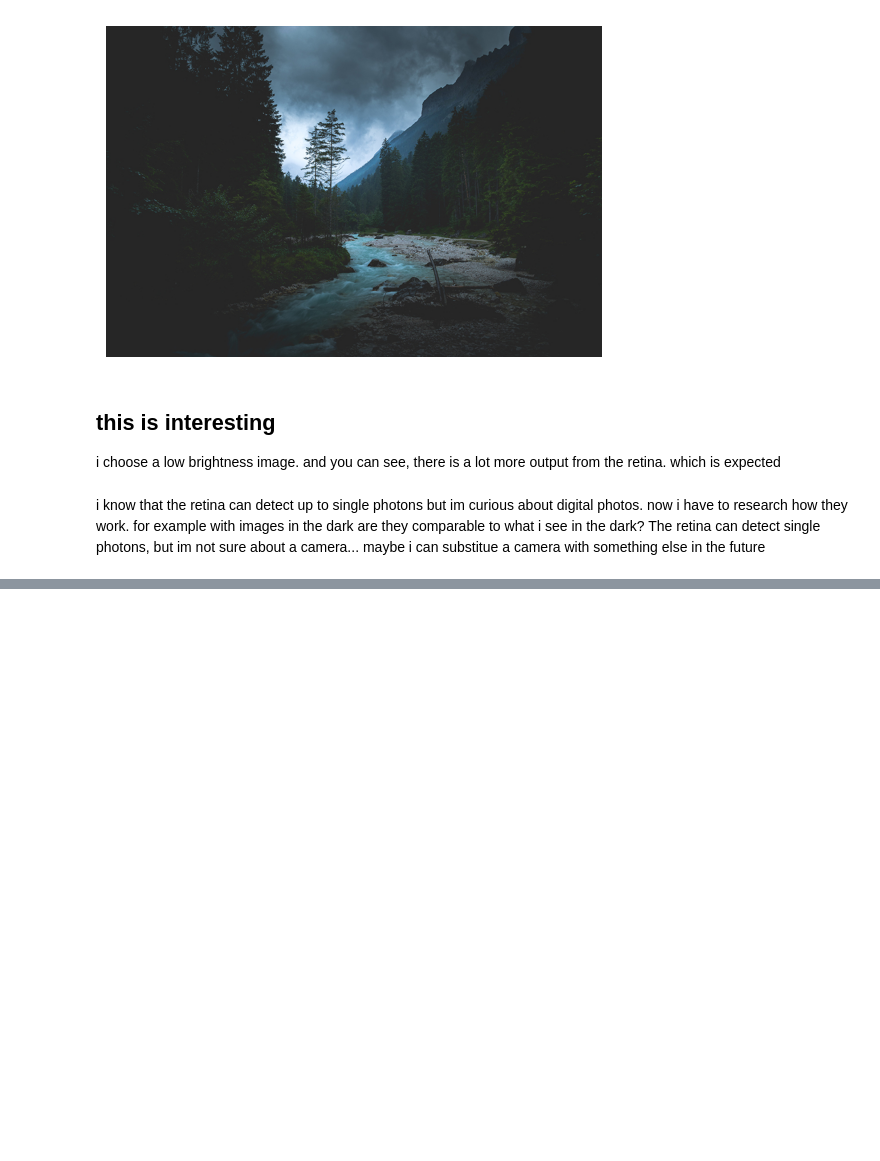
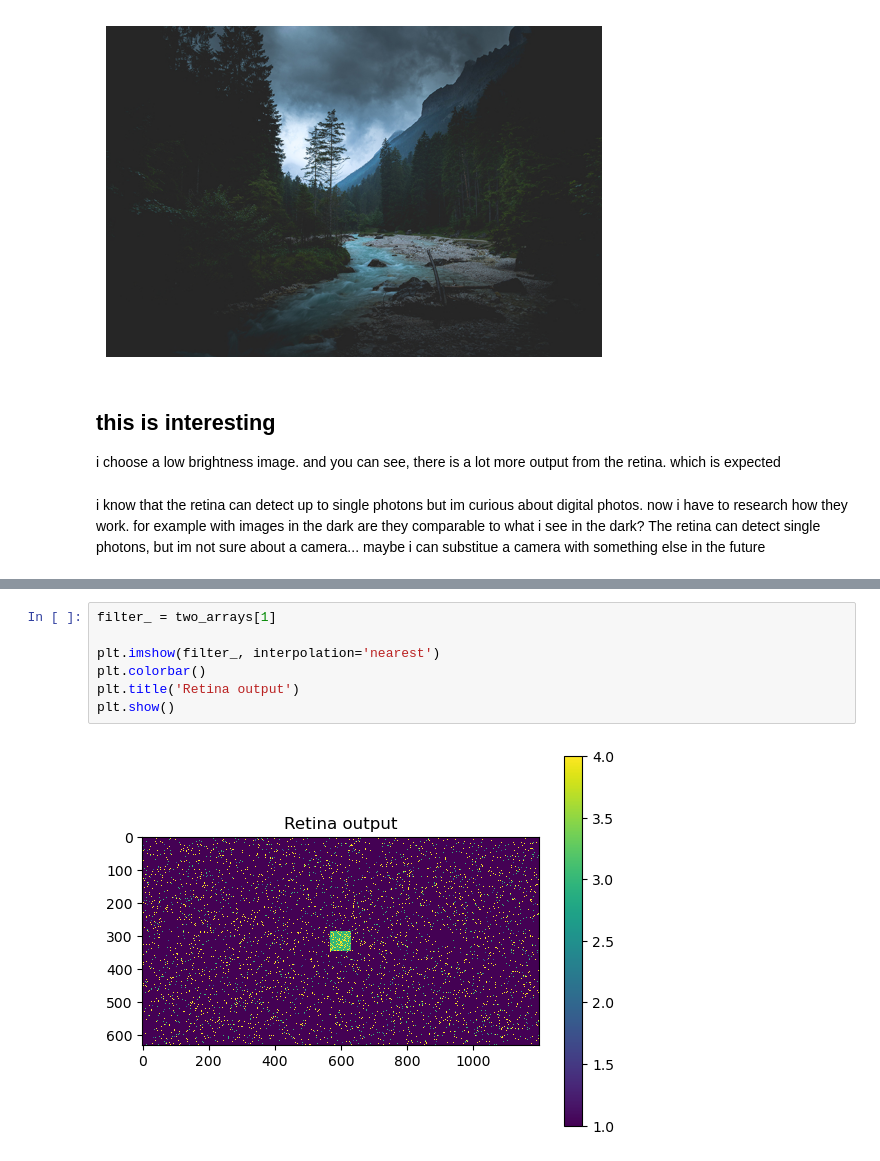
Before and after one commit to pre6/Creating_Retina_Using_CNN, a Jupyter notebook: 7. Get_Distribution_of_Rode_Cone_cells.ipynb, the cells around one changed output, grey strips where cells are left out. Saved outputs shown, nothing was run; the diff lists cells and outputs as text; blank space fills up the shorter version.

```diff
--- a/7. Get_Distribution_of_Rode_Cone_cells.ipynb
+++ b/7. Get_Distribution_of_Rode_Cone_cells.ipynb
@@ -439,0 +485,9 @@ i know that the retina can detect up to single photons but im curious about digi
+# %%
+filter_ = two_arrays[1]
+
+plt.imshow(filter_, interpolation='nearest')
+plt.colorbar()
+plt.title('Retina output')
+plt.show()
+# %% [output]
+[figure, added]
```
Also changed, not shown: parts of 21 cells of this notebook, 9 other files.
